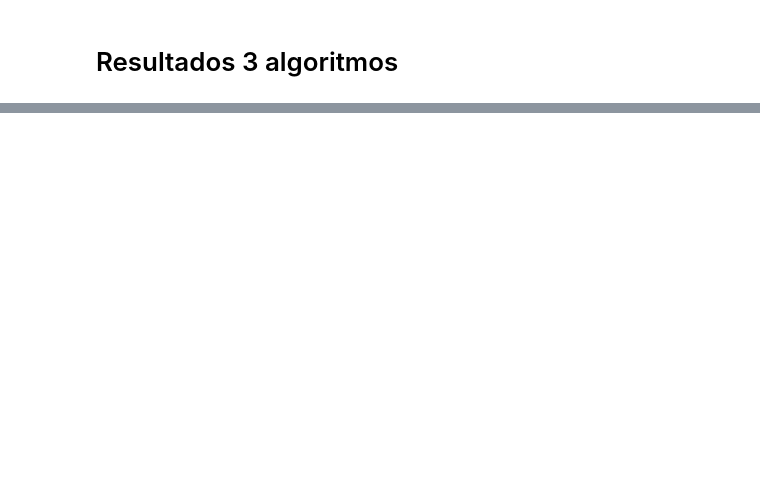
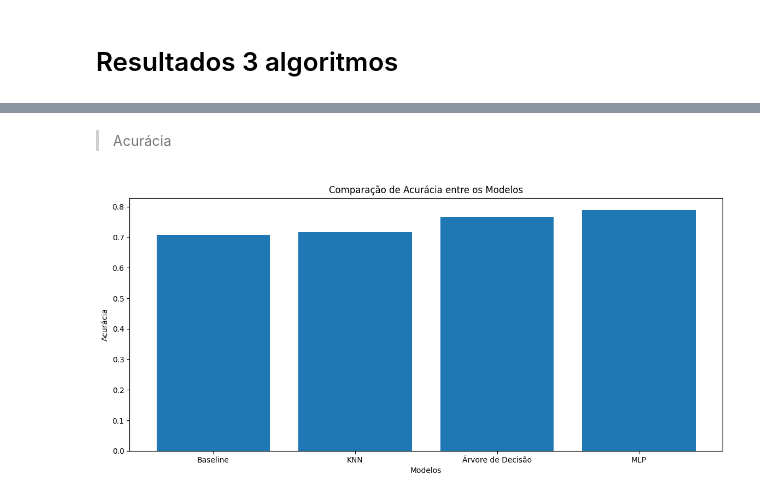
Before and after one commit to Henrique-Navarro/IA-Algoritmos-Aprendizado-de-Maquina-Juptyter, a Jupyter notebook: jupyter_notebook.ipynb, the cells around one changed output, grey strips where cells are left out. Drawn from its saved outputs; the diff is of its cells as text; code cells hidden in the pictures; blank space fills up the shorter version.

```diff
--- a/jupyter_notebook.ipynb
+++ b/jupyter_notebook.ipynb
@@ -501,0 +478,2 @@ Matriz de Confusão: [[0, 0], [4480, 0]]
+# %%
+metricas_knn_res, confusion_knn = metricas_knn()
@@ -501,0 +490,2 @@ Matriz de Confusão: [[0, 0], [4480, 0]]
+# %%
+metricas_arvore_res, confusion_arvore = metricas_arvore()
@@ -501,0 +501,2 @@ Matriz de Confusão: [[0, 0], [4480, 0]]
+# %%
+metricas_mlp_res, confusion_mlp =metricas_mlp()
@@ -501,0 +512,21 @@ Matriz de Confusão: [[0, 0], [4480, 0]]
+# %% [markdown]
+> Acurácia
+# %%
+import matplotlib.pyplot as plt
+def plotar_histograma(values, title):
+    values = values
+    model_labels = ['Baseline', 'KNN', 'Árvore de Decisão', 'MLP']
+    plt.figure(figsize=(14, 6))
+    plt.bar(model_labels, values)
+    plt.xlabel('Modelos')
+    plt.ylabel('Acurácia')
+    plt.title(title)
+    plt.show()
+# %%
+accuracy_baseline = metrics_baseline['accuracy'].iloc[0]
+accuracy_knn = metricas_knn_res['accuracy'].iloc[0]
+accuracy_arvore = metricas_arvore_res['accuracy'].iloc[0]
+accuracy_mlp = metricas_mlp_res['accuracy'].iloc[0]
+plotar_histograma(values=[accuracy_baseline, accuracy_knn, accuracy_arvore, accuracy_mlp], title='Comparação de Acurácia entre os Modelos')
+# %% [output]
+[figure, added]
```
Also changed, not shown: parts of 52 cells of this notebook.
